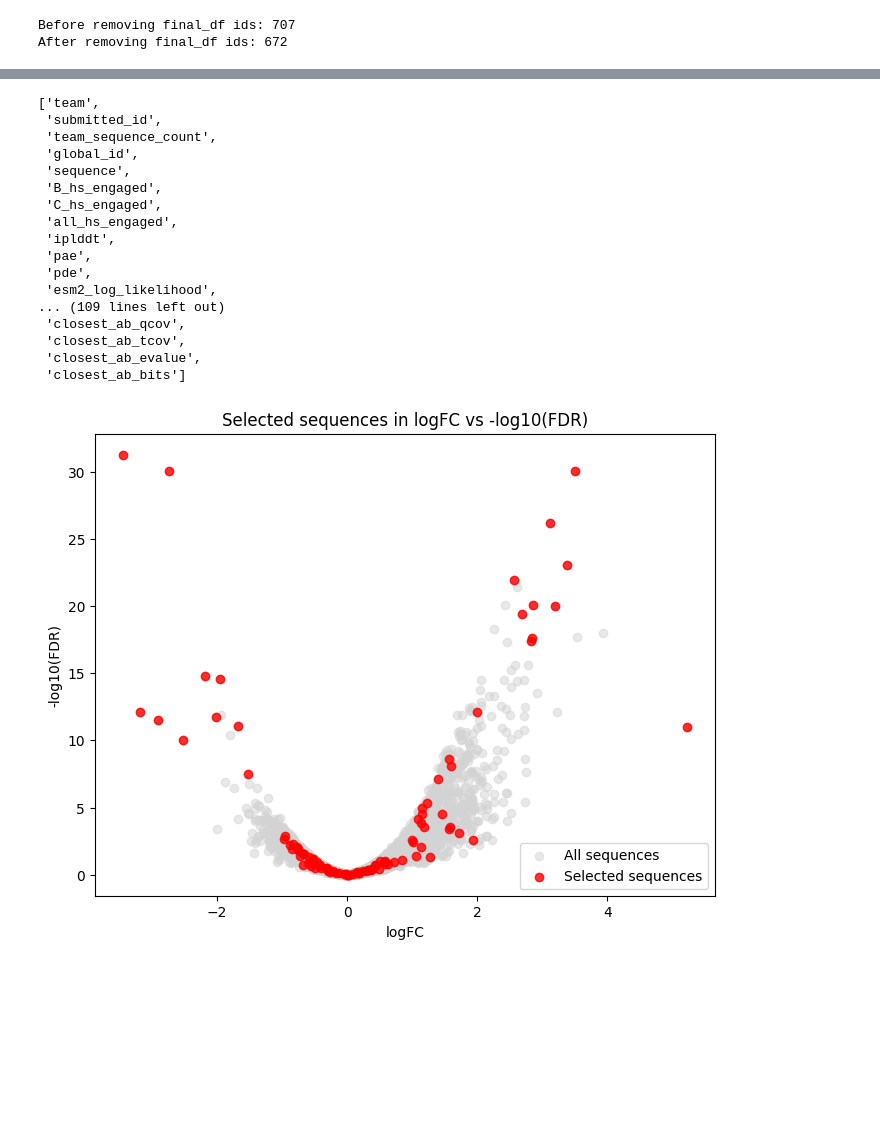
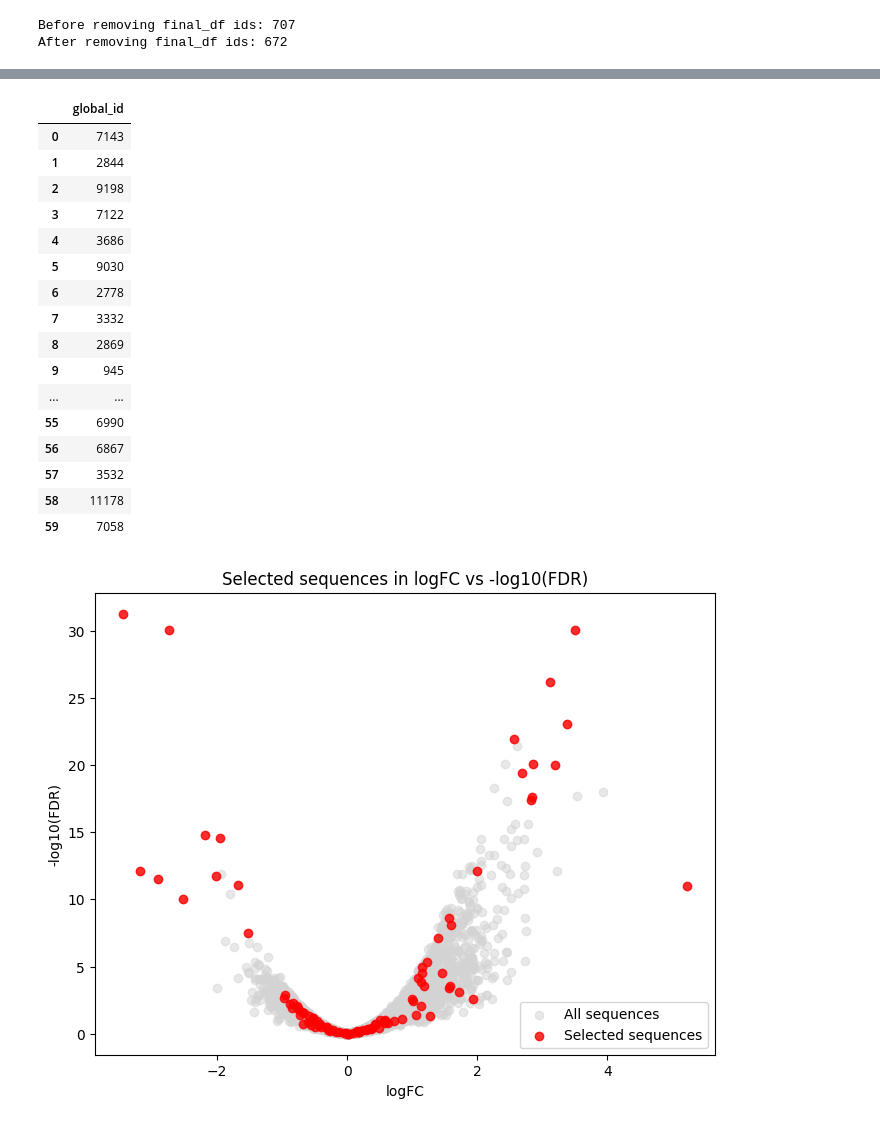
Before and after one commit to kosonocky/bits-to-binders, a Jupyter notebook: scripts/adaptyv/choose_seqs_for_adaptyv.ipynb, the cells around one changed output, grey strips where cells are left out. Cells and saved outputs as stored; diff of their text form; code cells hidden in the pictures; blank space fills up the shorter version.

```diff
--- a/scripts/adaptyv/choose_seqs_for_adaptyv.ipynb
+++ b/scripts/adaptyv/choose_seqs_for_adaptyv.ipynb
@@ -54,11 +53,11 @@ with open("../../data/seqs_other.fasta", "w") as f:
 # %% [markdown]
 now go run mmseqs on each of these
 # %%
-top_ten_df = pd.read_csv("../../data/master_data_top10.csv")[["global_id"]].iloc[2:].reset_index(drop=True) # remove controls
+top_ten_df = pd.read_csv("../../data/good/master_data_top10.csv")[["global_id"]].iloc[2:].reset_index(drop=True) # remove controls
 top_ten_df["global_id"] = top_ten_df["global_id"].astype(int)
 final_df = top_ten_df.copy()
 # %%
-up_clusters_df = pd.read_csv("../../data/seqs_up_results_cluster.tsv", sep="\t", header=None)
+up_clusters_df = pd.read_csv("../../data/_adaptyv_selection_data/seqs_up_results_cluster.tsv", sep="\t", header=None)
 up_clusters_df.columns = ["global_id", "cluster_member"]
 
 # remove rows containing ids from final_df["global_id"]
@@ -94,7 +107,7 @@ final_df = pd.concat([final_df, down_clusters_df[["global_id"]]], ignore_index=T
 # randomly sample 60 sequences from seqs_notsig_results_rep_seq.fasta
 # load fasta
 from Bio import SeqIO
-notsig_seqs = list(SeqIO.parse("../../data/seqs_notsig_results_rep_seq.fasta", "fasta"))
+notsig_seqs = list(SeqIO.parse("../../data/_adaptyv_selection_data/seqs_notsig_results_rep_seq.fasta", "fasta"))
 notsig_ids = [int(record.id) for record in notsig_seqs]
 notsig_df = pd.DataFrame({"global_id": notsig_ids})
 notsig_df = notsig_df[~notsig_df["global_id"].isin(final_df["global_id"])]
@@ -102,25 +115,25 @@ notsig_df = notsig_df.sample(n=60, random_state=39389851).reset_index(drop=True)
 notsig_df
 final_df = pd.concat([final_df, notsig_df[["global_id"]]], ignore_index=True)
 # %%
-df.columns.tolist()
+notsig_df
 # %% [output]
-['team',
- 'submitted_id',
- 'team_sequence_count',
- 'global_id',
- 'sequence',
- 'B_hs_engaged',
- 'C_hs_engaged',
- 'all_hs_engaged',
- 'iplddt',
- 'pae',
- 'pde',
- 'esm2_log_likelihood',
-... (109 lines left out)
- 'closest_ab_qcov',
- 'closest_ab_tcov',
- 'closest_ab_evalue',
- 'closest_ab_bits']
+|  | global_id |
+| 0 | 7143 |
+| 1 | 2844 |
+| 2 | 9198 |
+| 3 | 7122 |
+| 4 | 3686 |
+| 5 | 9030 |
+| 6 | 2778 |
+| 7 | 3332 |
+| 8 | 2869 |
+| 9 | 945 |
+| ... | ... |
+| 55 | 6990 |
+| 56 | 6867 |
+| 57 | 3532 |
+| 58 | 11178 |
+| 59 | 7058 |
 # %%
 # merge w/ -logfdr and logfc
 final_df = final_df.merge(
```
Also changed, not shown: parts of 8 cells of this notebook.
